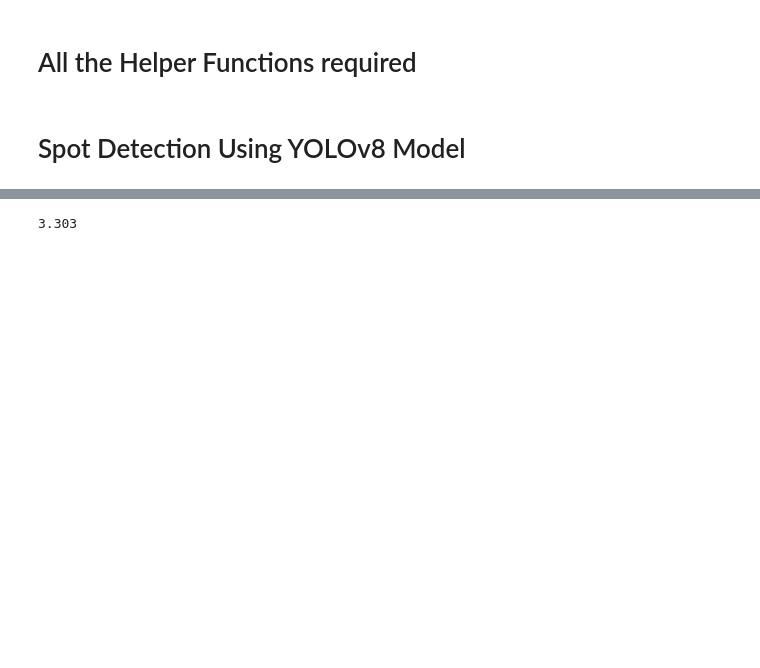
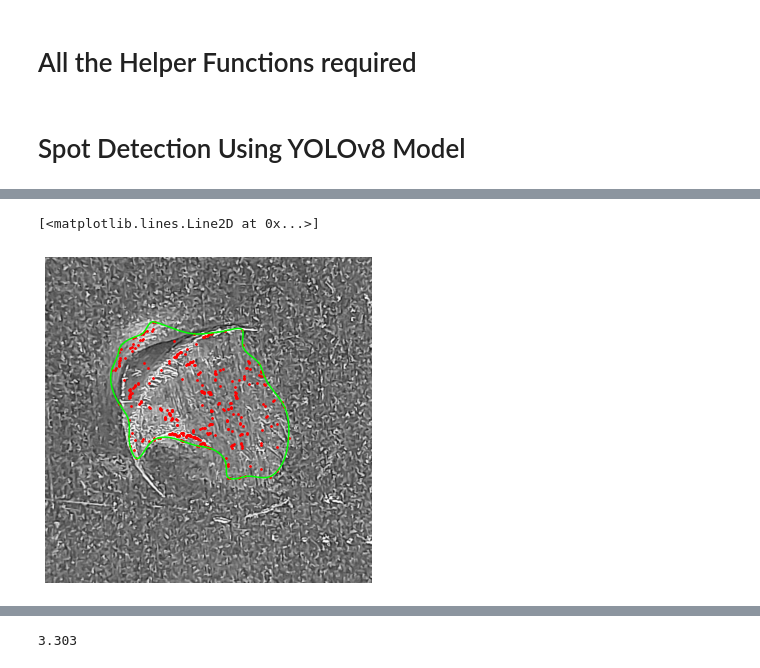
Before and after one commit to Protagonist-8/SpotProject, a Jupyter notebook: structured_spot_test.ipynb, the cells around one changed output, grey strips where cells are left out. Saved outputs shown, nothing was run; the diff lists cells and outputs as text; code cells hidden in the pictures; blank space fills up the shorter version.

```diff
--- a/structured_spot_test.ipynb
+++ b/structured_spot_test.ipynb
@@ -646,4 +646,13 @@ copy=pre_process(resized_gray)
 profiles,angles= extract_radial_profiles(image=copy,cx=cx_resized,cy=cy_resized,radius=r_resized,angle_step=1)
 min_points=min_int_points(profiles=profiles,angles=angles,cx=cx_resized,cy=cy_resized)
 alpha_contour,centroid=get_smooth_alpha_shape_v2(img=resized_gray,points=min_points,smooth=2.0)
+# %%
+plt.figure(figsize=(6,6))
+plt.axis('off')
+plt.imshow(resized_gray,cmap='gray')
+plt.scatter(min_points[:,0],min_points[:,1],color='red',s=3)
+plt.plot(alpha_contour[:,0],alpha_contour[:,1],color='lime')
+# %% [output]
+[<matplotlib.lines.Line2D at 0x...>]
+[figure, added]
 # %%
```
Also changed, not shown: parts of 11 cells of this notebook.
